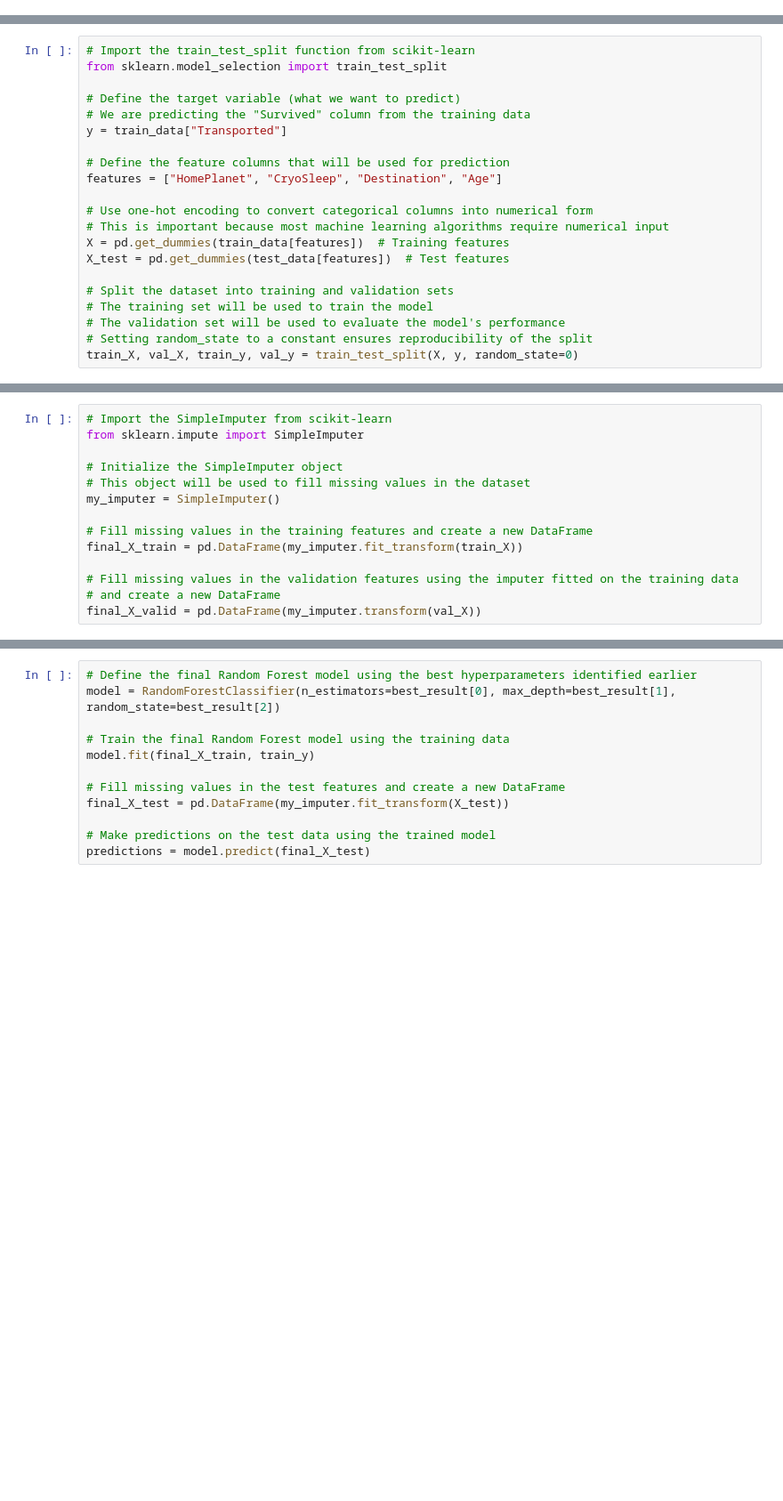
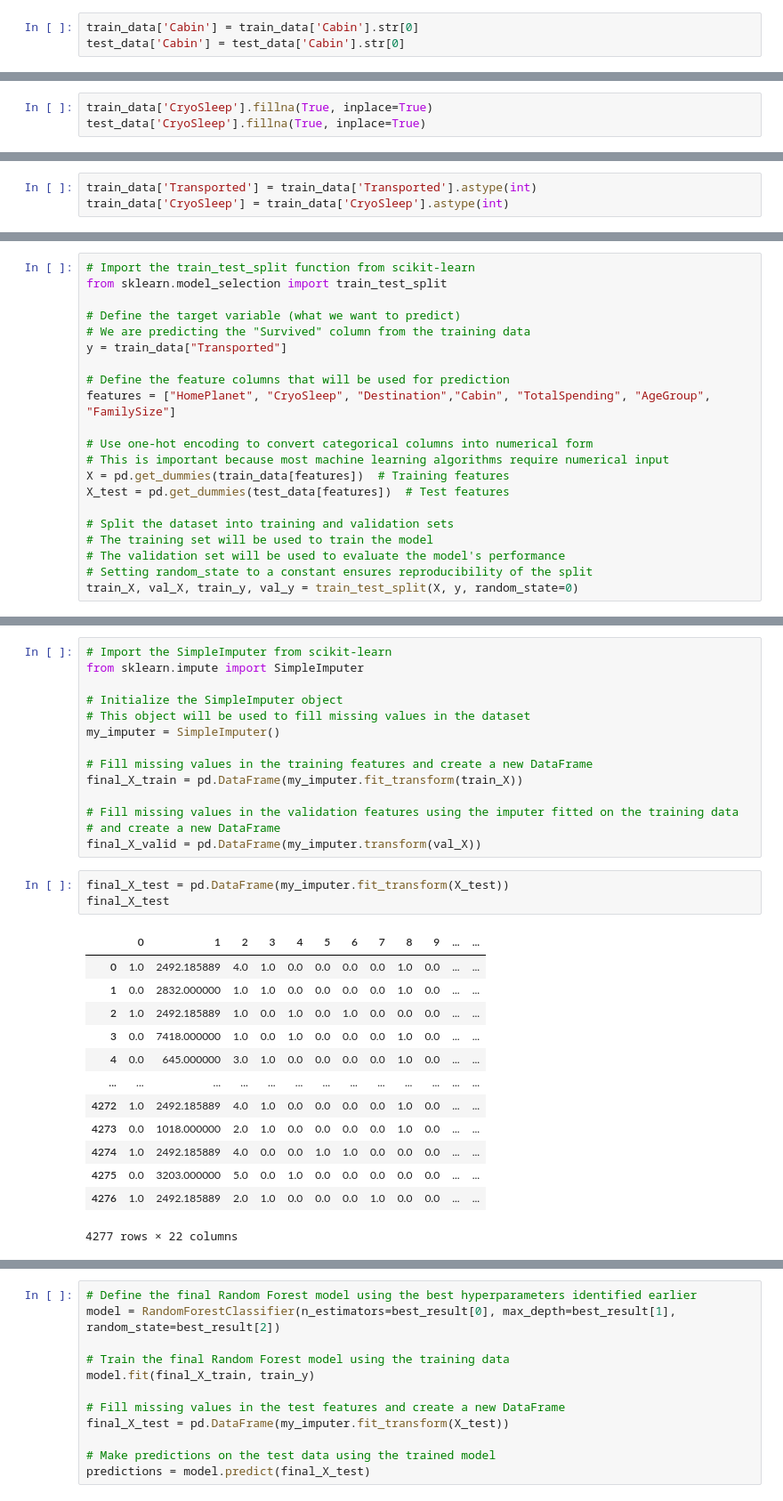
Before and after one commit to tsjendoll/kaggle, a Jupyter notebook: spaceship-titanic.ipynb, the cells around one changed output, grey strips where cells are left out. Shown at 89% size. Saved outputs shown, nothing was run; the diff lists cells and outputs as text; blank space fills up the shorter version.

```diff
--- a/spaceship-titanic.ipynb
+++ b/spaceship-titanic.ipynb
@@ -93,0 +170,3 @@ train_data['Totalspending'] = train_data['RoomService'] + train_data['FoodCourt'
+# %%
+train_data['Cabin'] = train_data['Cabin'].str[0]
+test_data['Cabin'] = test_data['Cabin'].str[0]
@@ -93,0 +181,3 @@ train_data['Totalspending'] = train_data['RoomService'] + train_data['FoodCourt'
+# %%
+train_data['CryoSleep'].fillna(True, inplace=True)
+test_data['CryoSleep'].fillna(True, inplace=True)
@@ -94 +188,4 @@ train_data['Totalspending'] = train_data['RoomService'] + train_data['FoodCourt'
+# %%
+train_data['Transported'] = train_data['Transported'].astype(int)
+train_data['CryoSleep'] = train_data['CryoSleep'].astype(int)
 # %%
@@ -121,7 +227,7 @@ from sklearn.model_selection import train_test_split
 y = train_data["Transported"]
 
 # Define the feature columns that will be used for prediction
-features = ["HomePlanet", "CryoSleep", "Destination", "Age"]
+features = ["HomePlanet", "CryoSleep", "Destination","Cabin", "TotalSpending", "AgeGroup", "FamilySize"]
 
 # Use one-hot encoding to convert categorical columns into numerical form
 # This is important because most machine learning algorithms require numerical input
@@ -186,3 +292,20 @@ final_X_train = pd.DataFrame(my_imputer.fit_transform(train_X))
 # Fill missing values in the validation features using the imputer fitted on the training data
 # and create a new DataFrame
 final_X_valid = pd.DataFrame(my_imputer.transform(val_X))
+# %%
+final_X_test = pd.DataFrame(my_imputer.fit_transform(X_test))
+final_X_test
+# %% [output]
+|  | 0 | 1 | 2 | 3 | 4 | 5 | 6 | 7 | 8 | 9 | ... | ... |
+| 0 | 1.0 | 2492.185889 | 4.0 | 1.0 | 0.0 | 0.0 | 0.0 | 0.0 | 1.0 | 0.0 | ... | ... |
+| 1 | 0.0 | 2832.000000 | 1.0 | 1.0 | 0.0 | 0.0 | 0.0 | 0.0 | 1.0 | 0.0 | ... | ... |
+| 2 | 1.0 | 2492.185889 | 1.0 | 0.0 | 1.0 | 0.0 | 1.0 | 0.0 | 0.0 | 0.0 | ... | ... |
+| 3 | 0.0 | 7418.000000 | 1.0 | 0.0 | 1.0 | 0.0 | 0.0 | 0.0 | 1.0 | 0.0 | ... | ... |
+| 4 | 0.0 | 645.000000 | 3.0 | 1.0 | 0.0 | 0.0 | 0.0 | 0.0 | 1.0 | 0.0 | ... | ... |
+| ... | ... | ... | ... | ... | ... | ... | ... | ... | ... | ... | ... | ... |
+| 4272 | 1.0 | 2492.185889 | 4.0 | 1.0 | 0.0 | 0.0 | 0.0 | 0.0 | 1.0 | 0.0 | ... | ... |
+| 4273 | 0.0 | 1018.000000 | 2.0 | 1.0 | 0.0 | 0.0 | 0.0 | 0.0 | 1.0 | 0.0 | ... | ... |
+| 4274 | 1.0 | 2492.185889 | 4.0 | 0.0 | 0.0 | 1.0 | 1.0 | 0.0 | 0.0 | 0.0 | ... | ... |
+| 4275 | 0.0 | 3203.000000 | 5.0 | 0.0 | 1.0 | 0.0 | 0.0 | 0.0 | 0.0 | 0.0 | ... | ... |
+| 4276 | 1.0 | 2492.185889 | 2.0 | 1.0 | 0.0 | 0.0 | 0.0 | 1.0 | 0.0 | 0.0 | ... | ... |
+4277 rows × 22 columns
```
Also changed, not shown: parts of 19 cells of this notebook.
